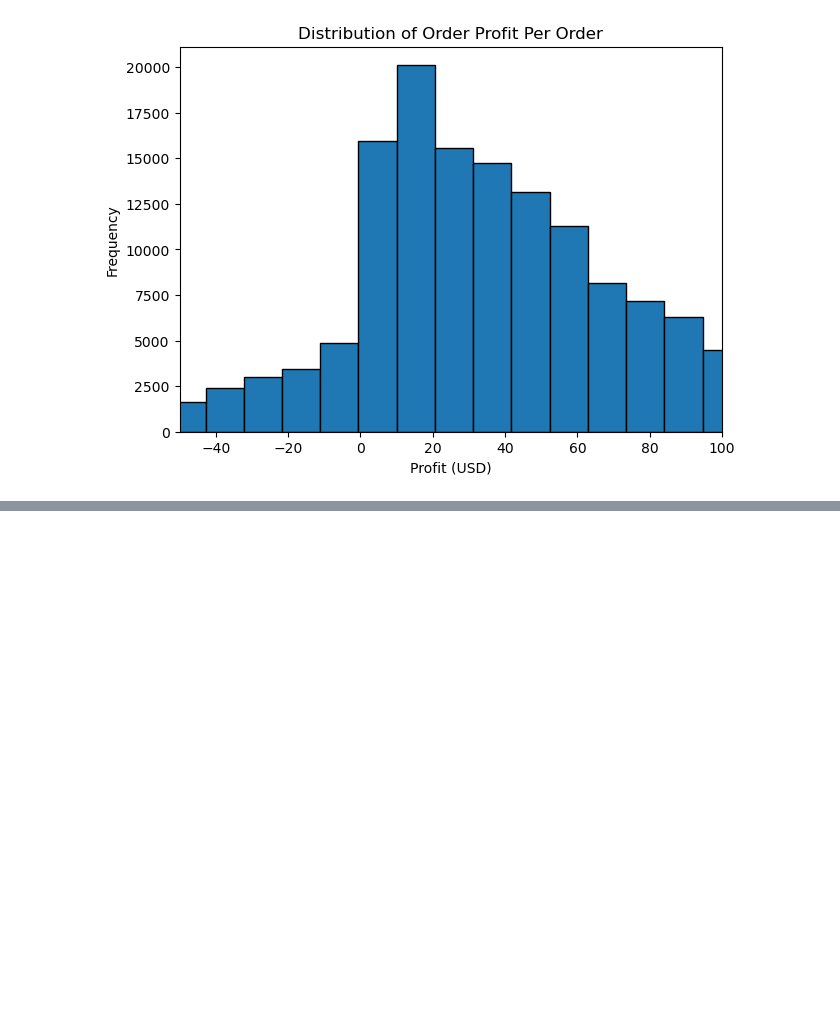
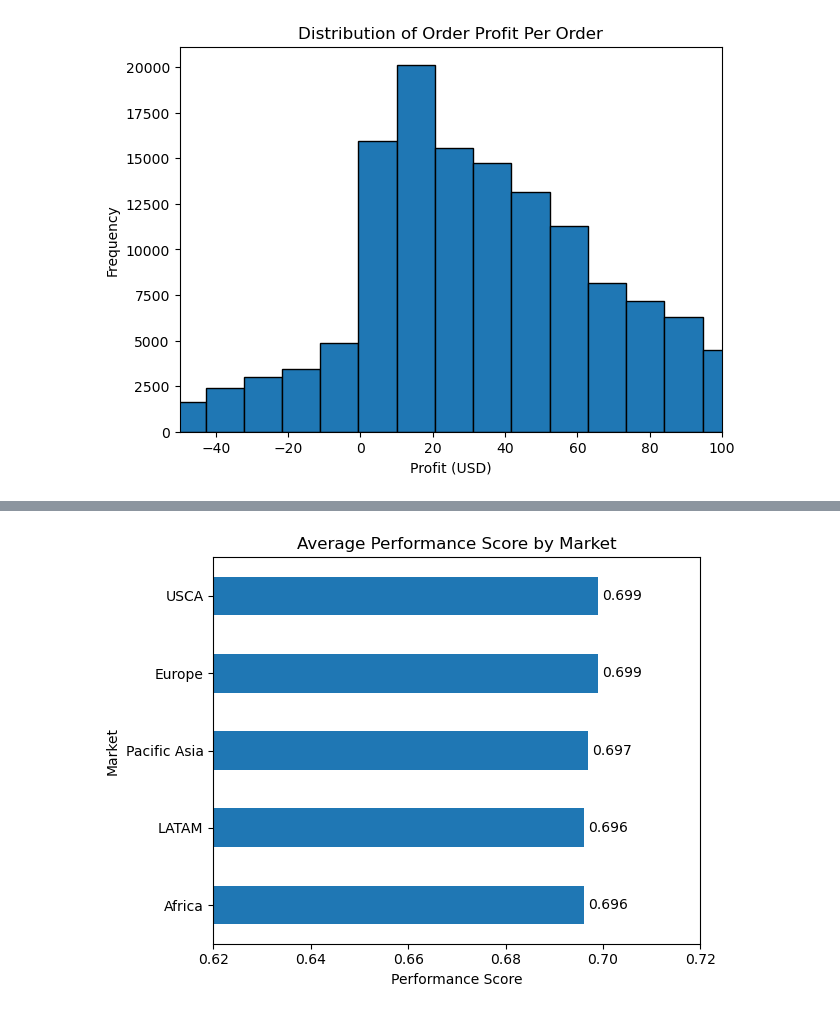
Before and after one commit to AriaRahman/PYTHON_FinalProject, a Jupyter notebook: analysis.ipynb, the cells around one changed output, grey strips where cells are left out. Saved outputs shown, nothing was run; the diff lists cells and outputs as text; code cells hidden in the pictures; blank space fills up the shorter version.

```diff
--- a/analysis.ipynb
+++ b/analysis.ipynb
@@ -635,0 +656,16 @@ plt.show()
+# %%
+#34
+
+ax = performance_by_market.sort_values().plot(kind='barh')
+
+plt.title("Average Performance Score by Market")
+plt.xlabel("Performance Score")
+plt.ylabel("Market")
+plt.xlim(0.62, 0.72)
+
+ax.bar_label(ax.containers[0], fmt='%.3f', padding=3)
+
+plt.tight_layout()
+plt.show()
+# %% [output]
+[figure, added]
```
Also changed, not shown: parts of 3 cells of this notebook.
